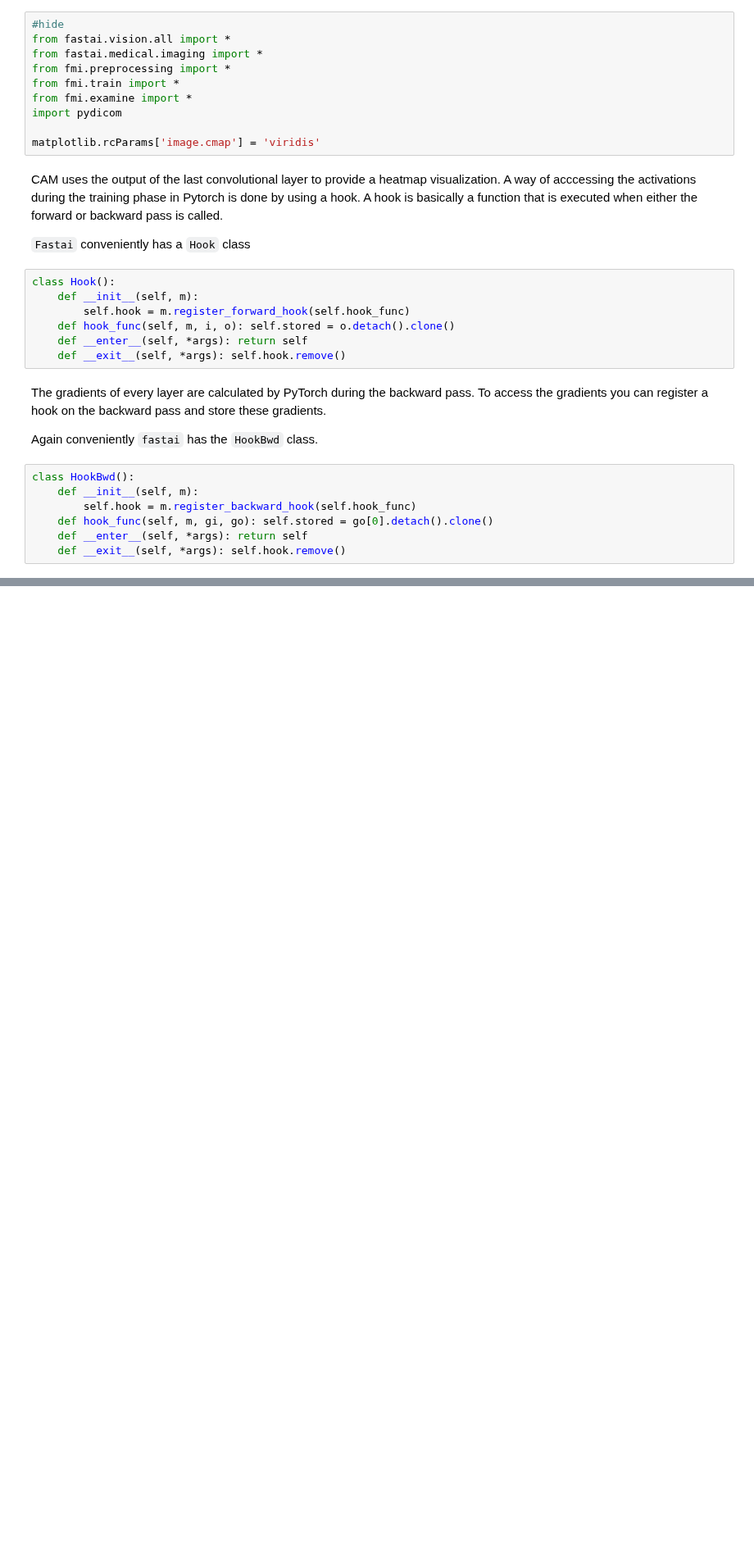
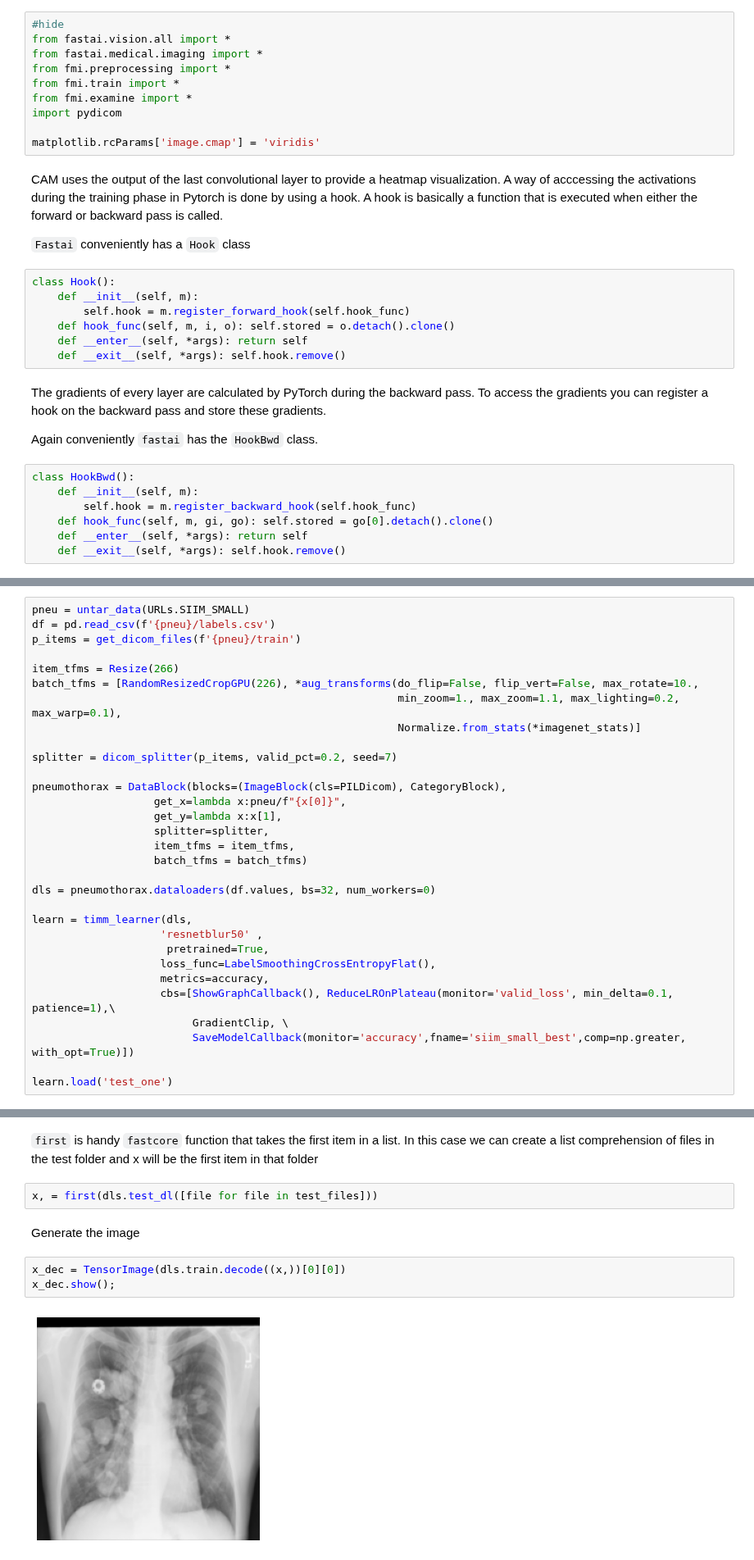
Before and after one commit to asvcode/MedicalImaging, a Jupyter notebook: _notebooks/2021-08-17-Creating_Bounding-Boxes-From-Class-Activation-Maps.ipynb, the cells around one changed output, grey strips where cells are left out. Shown at 82% size. Cells and saved outputs as stored; diff of their text form; blank space fills up the shorter version.

```diff
--- a/_notebooks/2021-08-17-Creating_Bounding-Boxes-From-Class-Activation-Maps.ipynb
+++ b/_notebooks/2021-08-17-Creating_Bounding-Boxes-From-Class-Activation-Maps.ipynb
@@ -47,0 +52,31 @@ class HookBwd():
+# %%
+pneu = untar_data(URLs.SIIM_SMALL)
+df = pd.read_csv(f'{pneu}/labels.csv')
+p_items = get_dicom_files(f'{pneu}/train')
+
+item_tfms = Resize(266)
+batch_tfms = [RandomResizedCropGPU(226), *aug_transforms(do_flip=False, flip_vert=False, max_rotate=10.,
+                                                         min_zoom=1., max_zoom=1.1, max_lighting=0.2, max_warp=0.1),
+                                                         Normalize.from_stats(*imagenet_stats)]
+
+splitter = dicom_splitter(p_items, valid_pct=0.2, seed=7)
+
+pneumothorax = DataBlock(blocks=(ImageBlock(cls=PILDicom), CategoryBlock),
+                   get_x=lambda x:pneu/f"{x[0]}",
+                   get_y=lambda x:x[1],
+                   splitter=splitter,
+                   item_tfms = item_tfms,
+                   batch_tfms = batch_tfms)
+
+dls = pneumothorax.dataloaders(df.values, bs=32, num_workers=0)
+
+learn = timm_learner(dls,
+                    'resnetblur50' ,
+                     pretrained=True,
+                    loss_func=LabelSmoothingCrossEntropyFlat(),
+                    metrics=accuracy,
+                    cbs=[ShowGraphCallback(), ReduceLROnPlateau(monitor='valid_loss', min_delta=0.1, patience=1),\
+                         GradientClip, \
+                         SaveModelCallback(monitor='accuracy',fname='siim_small_best',comp=np.greater, with_opt=True)])
+
+learn.load('test_one')
@@ -47,0 +117,11 @@ class HookBwd():
+# %% [markdown]
+`first` is handy `fastcore` function that takes the first item in a list.  In this case we can create a list comprehension of files in the test folder and x will be the first item in that folder
+# %%
+x, = first(dls.test_dl([file for file in test_files]))
+# %% [markdown]
+Generate the image
+# %%
+x_dec = TensorImage(dls.train.decode((x,))[0][0])
+x_dec.show();
+# %% [output]
+[figure, added]
```
Also changed, not shown: parts of 58 cells of this notebook.
